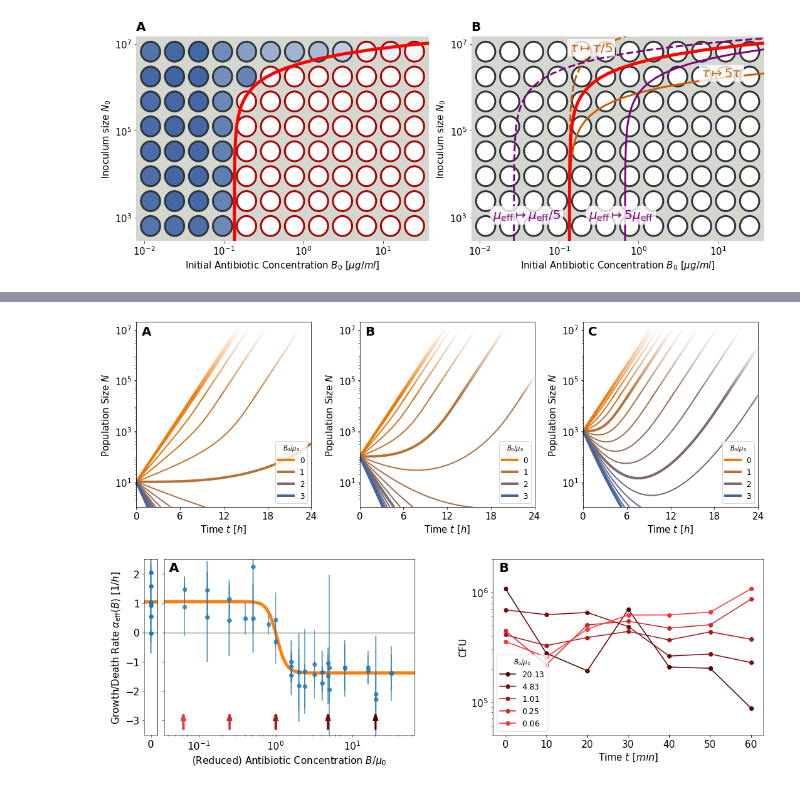
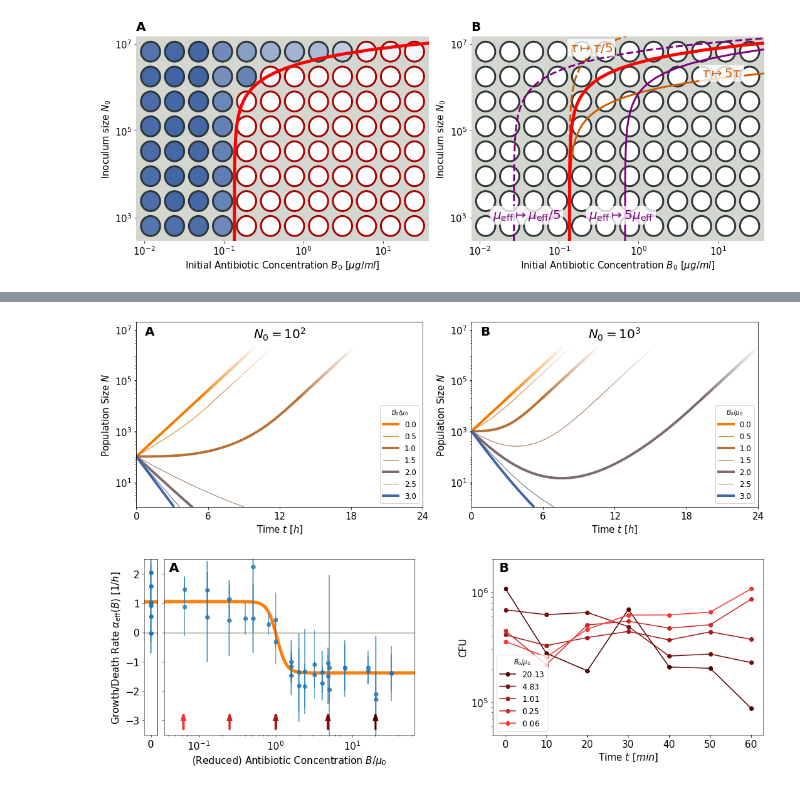
Before and after one commit to Michael000777/antibiotics, a Jupyter notebook: plots/plots for manuscript.ipynb, the cells around one changed output, grey strips where cells are left out. Cells and saved outputs as stored; diff of their text form; code cells hidden in the pictures.

Commit message:
update plots

```diff
--- a/plots/plots for manuscript.ipynb
+++ b/plots/plots for manuscript.ipynb
@@ -461,7 +454,7 @@ def adjust_ax_fig2_B(ax):
     ax.tick_params(labelsize = axes_fontsize)
 
 
-def PlotFadingTrajectory(ax, x, y, threshold1 = 2e4, threshold2 = 1e6, color1 = [0,255,255], color2 = [255,255,255], label = None, plot_params = {}):
+def PlotFadingTrajectory(ax, x, y, threshold1 = 2e4, threshold2 = 4e5, color1 = [0,255,255], color2 = [255,255,255], label = None, plot_params = {}):
     data            = pd.DataFrame({'x':x,'y':y})
     data_c1         = data[data['y'] <= threshold1]
     data_transition = data[(threshold1 < data['y']) & (data['y'] <= threshold2)]
@@ -538,13 +531,12 @@ class EnzymePopulationDynamics(object):
 # %%
 default_params = {'epsilon':1e-2, 'rho':1e-2}
 
-trajectories0010 = {}
-trajectories0100 = {}
-trajectories1000 = {}
-for abconc in np.linspace(0,3, num = 16):
-    b0 = '{:.2f}'.format(abconc)
-    print(b0)
-    trajectories0010[b0] = EnzymePopulationDynamics(popsize = 1e1, ABConc = abconc, **default_params).run()
-    trajectories0100[b0] = EnzymePopulationDynamics(popsize = 1e2, ABConc = abconc, **default_params).run()
-    trajectories1000[b0] = EnzymePopulationDynamics(popsize = 1e3, ABConc = abconc, **default_params).run()
+trajectories = {}
+
+for nexp in range(1,5):
+    trajectories[nexp] = {}
+    print(nexp)
+    for abconc in np.linspace(0,3, num = 31):
+        b0 = '{:.2f}'.format(abconc)
+        trajectories[nexp][b0] = EnzymePopulationDynamics(popsize = 10**nexp, ABConc = abconc, **default_params).run()
 # %% [output]
@@ -567,35 +547,36 @@ for abconc in np.linspace(0,3, num = 16):
 # %%
-fig,ax = plt.subplots(1,3,figsize = (plot_xfigsize,5))
-abclist = trajectories0010.keys()
-sorted(abclist)
+fig,ax = plt.subplots(1,2,figsize = (plot_xfigsize,5))
+abclist = [b0 for b0 in trajectories[1].keys() if int(float(b0)*10) % 5 == 0]
 
 for b0 in abclist:
     color = patch_color(float(b0)/3, color2 = [245,121,0], hexoutput=False)
-    lgnd_label = None
-    plot_params = {'lw':2}
-    if int(float(b0)*10) % 10 == 0:
-        lgnd_label = '{:.0f}'.format(float(b0))
+    plot_params = {'lw':1}
+    lgnd_label = '{:.1f}'.format(float(b0))
+    if int(float(b0)*10)%10==0:
         plot_params.update({'lw':4})
-    PlotFadingTrajectory(ax[0], trajectories0010[b0]['time'].values, trajectories0010[b0]['N'].values, color1 = color, threshold2 = 1e7, label = lgnd_label, plot_params = plot_params)
-    PlotFadingTrajectory(ax[1], trajectories0100[b0]['time'].values, trajectories0100[b0]['N'].values, color1 = color, threshold2 = 1e7, label = lgnd_label, plot_params = plot_params)
-    PlotFadingTrajectory(ax[2], trajectories1000[b0]['time'].values, trajectories1000[b0]['N'].values, color1 = color, threshold2 = 1e7, label = lgnd_label, plot_params = plot_params)
+    for nexp in range(2,4):
+        PlotFadingTrajectory(ax[nexp-2], trajectories[nexp][b0]['time'].values, trajectories[nexp][b0]['N'].values, color1 = color, threshold2 = 2e6, label = lgnd_label, plot_params = plot_params)
 adjust_ax_fig2_N(ax[0])
 adjust_ax_fig2_N(ax[1])
-adjust_ax_fig2_N(ax[2])
+#adjust_ax_fig2_N(ax[2])
 
 ax[0].annotate('A',[.03,.93],weight='bold',fontsize = panelID_fontsize, xycoords = 'axes fraction')
 ax[1].annotate('B',[.03,.93],weight='bold',fontsize = panelID_fontsize, xycoords = 'axes fraction')
-ax[2].annotate('C',[.03,.93],weight='bold',fontsize = panelID_fontsize, xycoords = 'axes fraction')
+#ax[2].annotate('C',[.03,.93],weight='bold',fontsize = panelID_fontsize, xycoords = 'axes fraction')
+
+ax[0].annotate(r'$N_0=10^2$',[.5,.91],fontsize = panelID_fontsize, xycoords = 'axes fraction',ha='center')
+ax[1].annotate(r'$N_0=10^3$',[.5,.91],fontsize = panelID_fontsize, xycoords = 'axes fraction',ha='center')
+
 
 ax[0].legend(title=r'$B_0/\mu_0$', fontsize = legend_fontsize, loc = 'lower right')
 ax[1].legend(title=r'$B_0/\mu_0$', fontsize = legend_fontsize, loc = 'lower right')
-ax[2].legend(title=r'$B_0/\mu_0$', fontsize = legend_fontsize, loc = 'lower right')
+#ax[2].legend(title=r'$B_0/\mu_0$', fontsize = legend_fontsize, loc = 'lower right')
 
 fig.tight_layout()
 fig.savefig('fig2_trajectories.pdf')
 fig.savefig('fig2_trajectories.png')
 # %% [output]
-[figure, old version]
+[figure, new version]
 # %%
 # classic growth measurements
 
```
Also changed, not shown: parts of 3 cells of this notebook.
